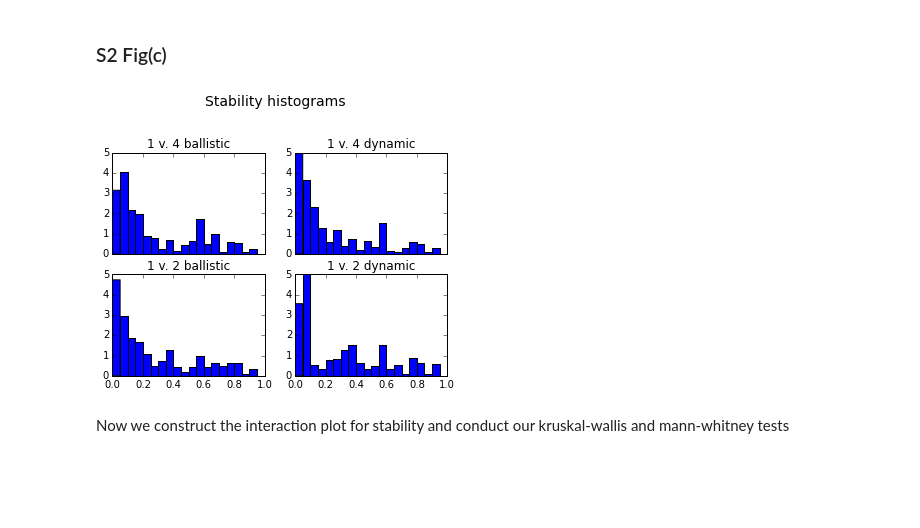
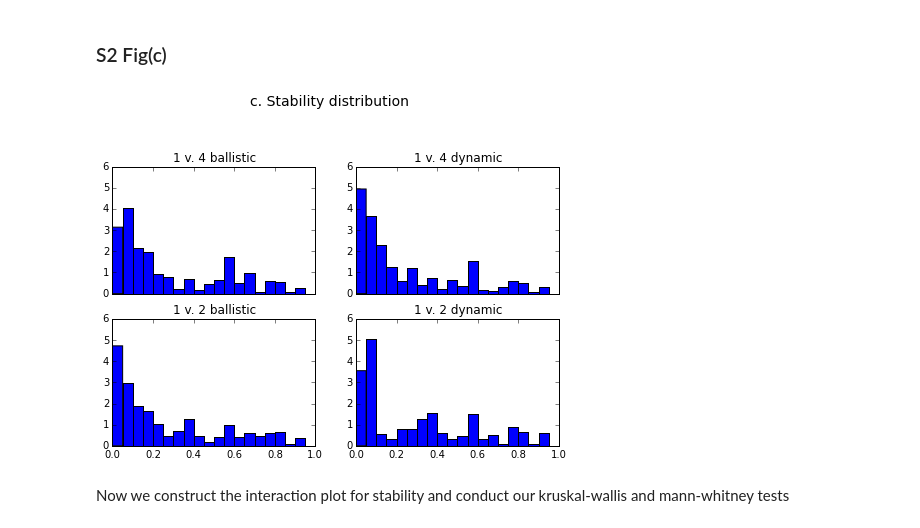
Before and after one commit to hawkrobe/socialConventions, a Jupyter notebook: analysis.ipynb, the cells around one changed output. Cells and saved outputs as stored; diff of their text form; code cells hidden in the pictures; blank space fills up the shorter version.

```diff
--- a/analysis.ipynb
+++ b/analysis.ipynb
@@ -503,43 +509,46 @@ plt.ylabel("p(direction encoding most stable)")
 ### S2 Fig(c)
 # %%
 highest_x = 1
-highest_y = 5
+highest_y = 6
 
-plt.suptitle("Stability histograms", y = 1.1, fontsize = 14)
+matplotlib.rcParams.update({'font.size': 10})
+
+plt.suptitle("c. Stability distribution", y = 1.1, fontsize = 14)
 
 plt.subplot(221)
 plt.xlim(0,highest_x)
 plt.ylim(0,highest_y)
 plt.hist(h_bal_surp, normed=True, bins = 20,range = (0, highest_x))
 plt.title("1 v. 4 ballistic")
 ax = plt.gca()
 plt.setp( ax.get_xticklabels(), visible=False)
 
 plt.subplot(222)
 plt.xlim(0,highest_x)
 plt.hist(h_dyn_surp, normed=True,bins = 20,range = (0, highest_x))
 plt.ylim(0,highest_y)
 plt.title("1 v. 4 dynamic")
 ax = plt.gca()
 plt.setp( ax.get_xticklabels(), visible=False)
 
 plt.subplot(223)
 plt.xlim(0,highest_x)
 plt.ylim(0,highest_y)
 plt.hist(l_bal_surp, normed=True,bins = 20, range = (0, highest_x))
 plt.title("1 v. 2 ballistic")
 
 plt.subplot(224)
 plt.xlim(0,highest_x)
 plt.ylim(0,highest_y)
 plt.hist(l_dyn_surp, normed=True,bins = 20,range = (0, highest_x))
 plt.title("1 v. 2 dynamic")
 
-matplotlib.rcParams.update({'font.size': 10})
+fig = matplotlib.pyplot.gcf()
+fig.set_size_inches(8,5)
 
-plt.savefig("figures/S2_Fig(c).pdf")
+plt.savefig("figures/S2_Fig(c).tiff", bbox_inches='tight')
 # %% [output]
-[figure, old version]
+[figure, new version]
 # %% [markdown]
 Now we construct the interaction plot for stability and conduct our kruskal-wallis and mann-whitney tests
 # %%
```
Also changed, not shown: parts of 11 cells of this notebook, 2 other files.
